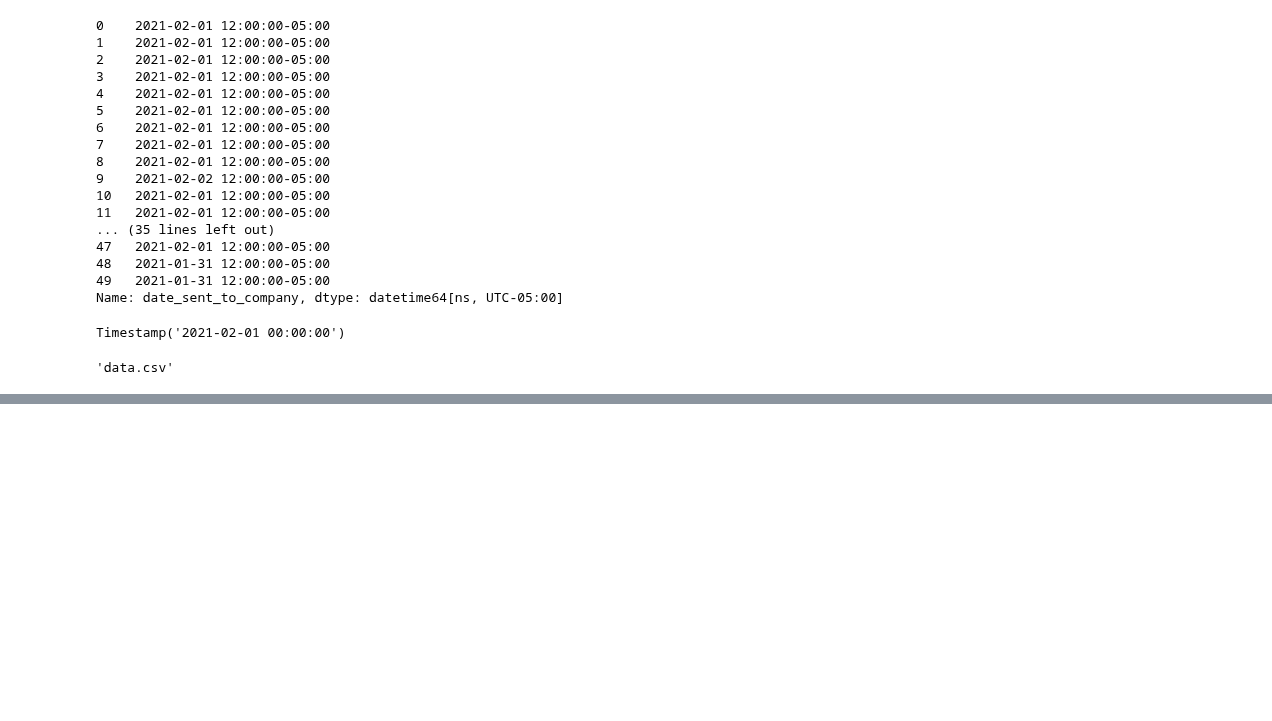
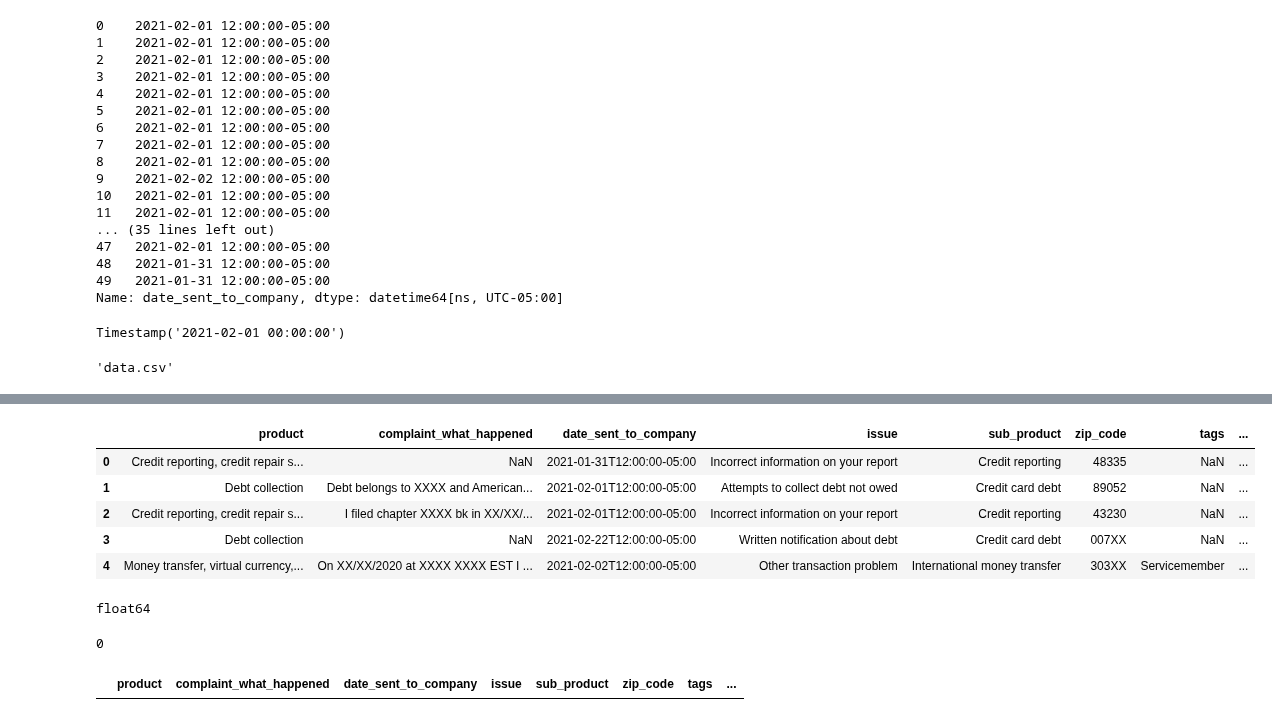
Before and after one commit to pramodkhavare/FinanceComplaint, a Jupyter notebook: practice.ipynb, the cells around one changed output, grey strips where cells are left out. Drawn from its saved outputs; the diff is of its cells as text; code cells hidden in the pictures; blank space fills up the shorter version.

```diff
--- a/practice.ipynb
+++ b/practice.ipynb
@@ -486,0 +539,23 @@ os.listdir(path)[0]
+# %%
+data = pd.read_csv(r"D:\Data Science\MachineLearning\Project\FinancialInstituePrediction\artifact\data_validation\accepted_data\2024-06-28-22-49-53\data.csv")
+data.head()
+# %% [output]
+|  | product | complaint_what_happened | date_sent_to_company | issue | sub_product | zip_code | tags | ... |
+| 0 | Credit reporting, credit repair s... | NaN | 2021-01-31T12:00:00-05:00 | Incorrect information on your report | Credit reporting | 48335 | NaN | ... |
+| 1 | Debt collection | Debt belongs to XXXX and American... | 2021-02-01T12:00:00-05:00 | Attempts to collect debt not owed | Credit card debt | 89052 | NaN | ... |
+| 2 | Credit reporting, credit repair s... | I filed chapter XXXX bk in XX/XX/... | 2021-02-01T12:00:00-05:00 | Incorrect information on your report | Credit reporting | 43230 | NaN | ... |
+| 3 | Debt collection | NaN | 2021-02-22T12:00:00-05:00 | Written notification about debt | Credit card debt | 007XX | NaN | ... |
+| 4 | Money transfer, virtual currency,... | On XX/XX/2020 at XXXX XXXX EST I ... | 2021-02-02T12:00:00-05:00 | Other transaction problem | International money transfer | 303XX | Servicemember | ... |
+# %%
+abc = data.drop(index=3)
+print(abc['consumer_disputed'].dtypes)
+# %% [output]
+float64
+# %%
+abc['consumer_disputed'].nunique()
+# %% [output]
+0
+# %%
+abc[abc['zip_code'] =='007XX']
+# %% [output]
+|  | product | complaint_what_happened | date_sent_to_company | issue | sub_product | zip_code | tags | ... |
```
Also changed, not shown: parts of 13 cells of this notebook, 11 other files.
